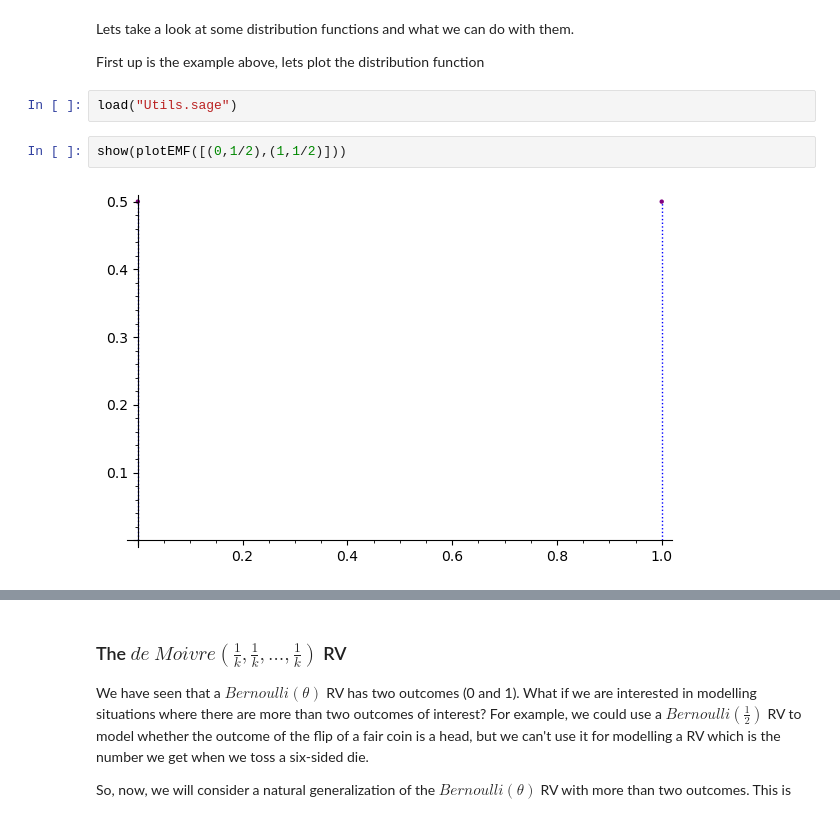
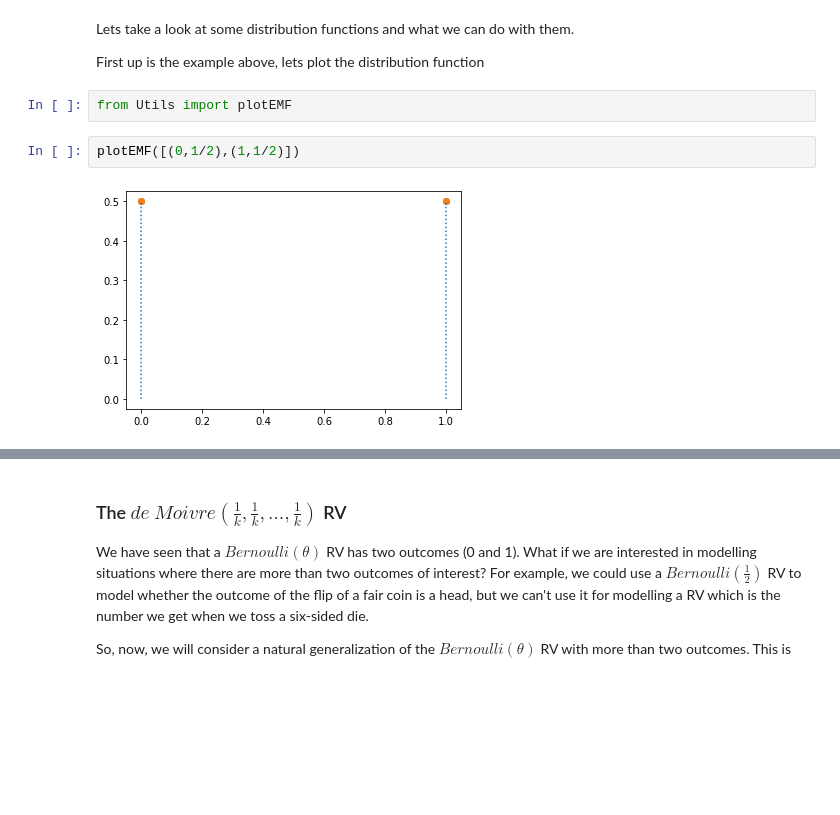
Before and after one commit to datascience-intro/1MS041-2022, a Jupyter notebook: notebooks/02-Random_Variables.ipynb, the cells around one changed output, grey strips where cells are left out. Cells and saved outputs as stored; diff of their text form; blank space fills up the shorter version.

```diff
--- a/notebooks/02-Random_Variables.ipynb
+++ b/notebooks/02-Random_Variables.ipynb
@@ -61,9 +66,9 @@ What is $\{\omega \in \Omega: X(\omega) \leq -1\}$?
 Lets take a look at some distribution functions and what we can do with them.
 
 First up is the example above, lets plot the distribution function
-# %%
-load("Utils.sage")
+# %%
+from Utils import plotEMF
 # %%
-show(plotEMF([(0,1/2),(1,1/2)]))
+plotEMF([(0,1/2),(1,1/2)])
 # %% [output]
-[figure, old version]
+[figure, new version]
```
Also changed, not shown: parts of 31 cells of this notebook, 13 other files.
